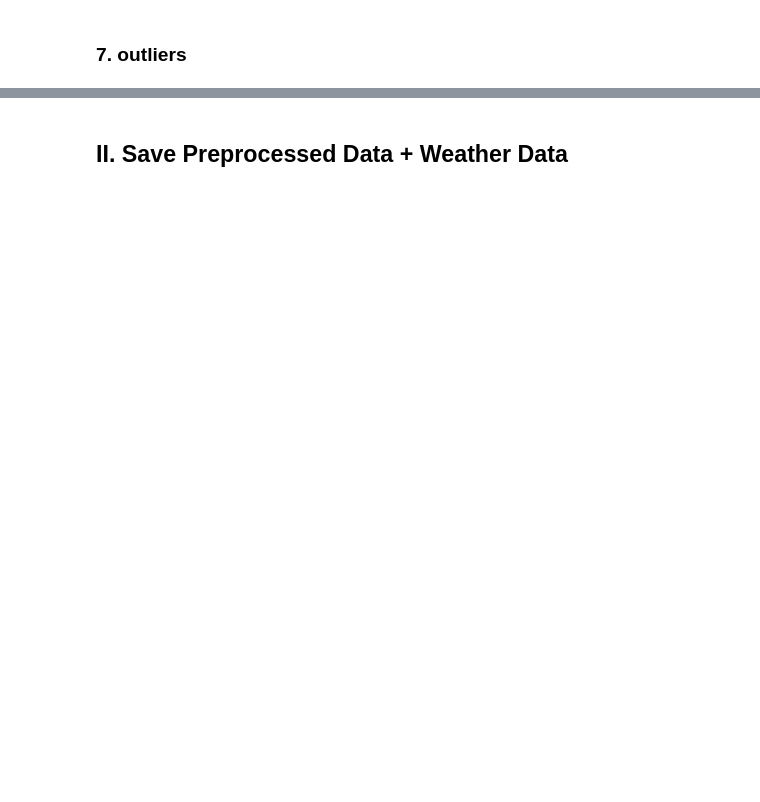
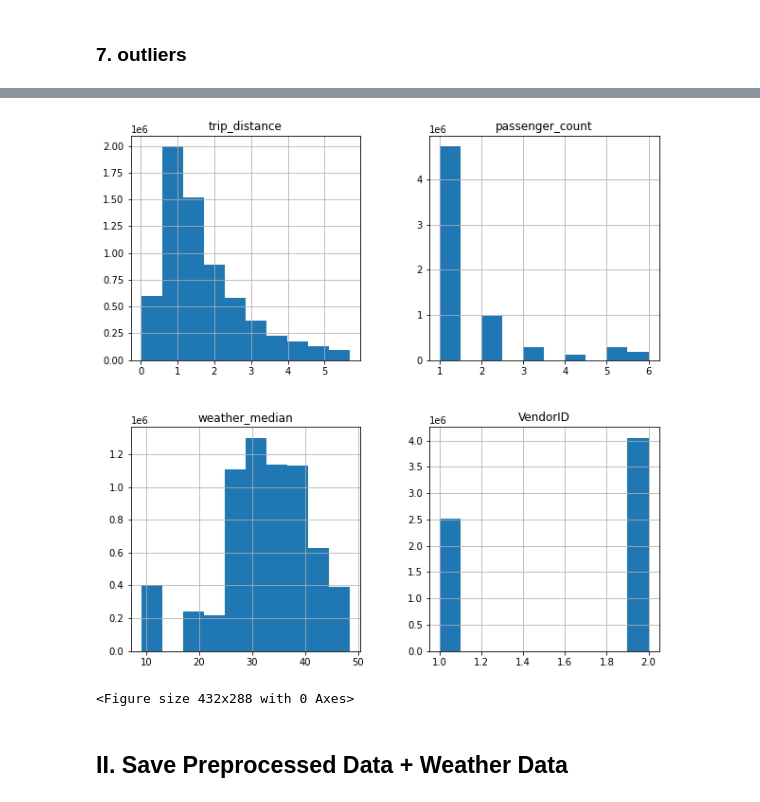
Before and after one commit to rinliauw/ads_project, a Jupyter notebook: code/Preprocessing.ipynb, the cells around one changed output, grey strips where cells are left out. Saved outputs shown, nothing was run; the diff lists cells and outputs as text; code cells hidden in the pictures; blank space fills up the shorter version.

```diff
--- a/code/Preprocessing.ipynb
+++ b/code/Preprocessing.ipynb
@@ -520,3 +706,12 @@ join_weather(mar_2020)
+# %%
+# univariate histogram
+histogram = jan.hist(figsize=(10,10), bins = 10, column=["trip_distance", "passenger_count", "weather_median","VendorID"])
+# show plot
+plt.show()
+plt.savefig("../plots/data_distribution.png")
+# %% [output]
+[figure, added]
+<Figure size 432x288 with 0 Axes>
 # %% [markdown]
 ## II. Save Preprocessed Data + Weather Data
 # %%
```
Also changed, not shown: parts of 40 cells of this notebook.
